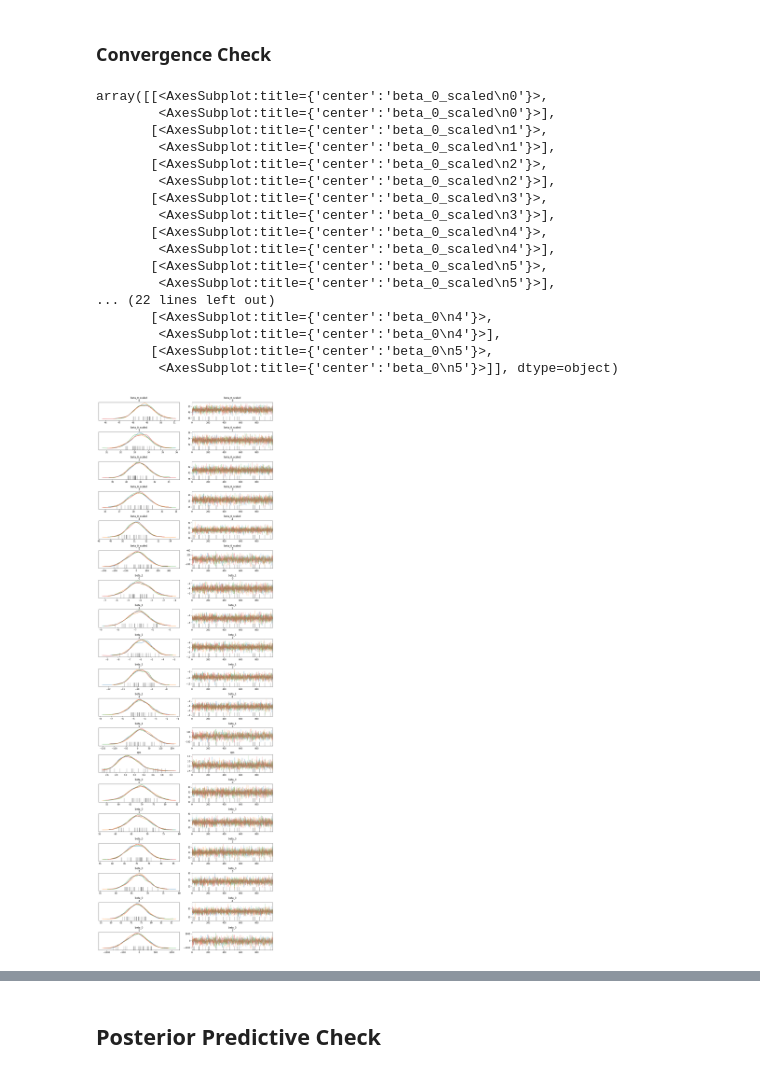
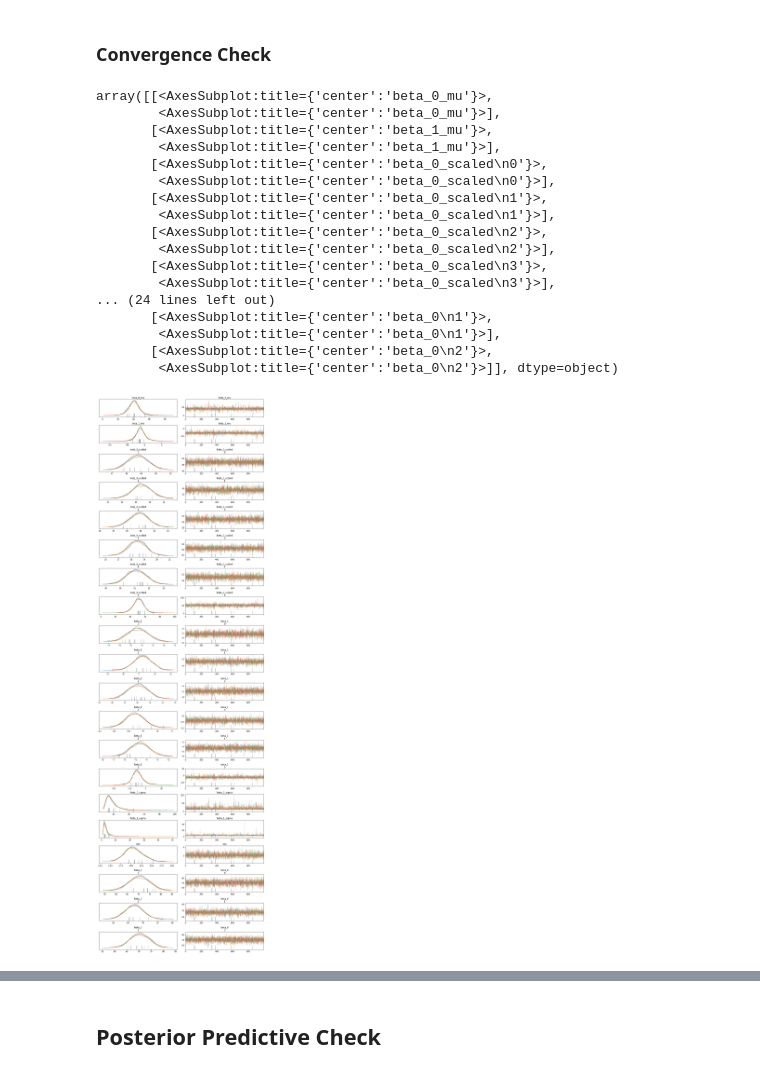
Before and after one commit to ThiesDS/bayes_workshop, a Jupyter notebook: 2_praxis/loesungen/praxisteil_II.ipynb, the cells around one changed output, grey strips where cells are left out. Saved outputs shown, nothing was run; the diff lists cells and outputs as text; code cells hidden in the pictures.

```diff
--- a/2_praxis/loesungen/praxisteil_II.ipynb
+++ b/2_praxis/loesungen/praxisteil_II.ipynb
@@ -112,25 +112,21 @@ Die Implementierung findet Schrittweise statt, um den Prozess zu verdeutlichen:
 # Centering for better convergence
 df['Price_centered'] = df['Price'] - df['Price'].mean()
 
-# Group variables
-group_idx = df['Store']
-num_groups = df['Store'].nunique()
-
 with pm.Model() as hierarchical_linear_model:
 
     # Priors for beta_0 prior (Hyperprior)
-    #beta_0_mu = pm.Normal('beta_0_mu', mu=0, sd = 100)
-    #beta_0_sigma = pm.HalfNormal('beta_0_sigma', sd = 100)
+    beta_0_mu = pm.Normal('beta_0_mu', mu=0, sd = 100)
+    beta_0_sigma = pm.HalfNormal('beta_0_sigma', sd = 100)
 
     # Priors for beta_1 prior (Hyperprior)
-    #beta_1_mu = pm.Normal('beta_1_mu', mu=0, sd = 100)
-    #beta_1_sigma = pm.HalfNormal('beta_1_sigma', sd = 100)
+    beta_1_mu = pm.Normal('beta_1_mu', mu=0, sd = 100)
+    beta_1_sigma = pm.HalfNormal('beta_1_sigma', sd = 100)
 
     # Hyperparameters
-    #beta_0_scaled = pm.Normal('beta_0_scaled', mu=beta_0_mu, sd=beta_0_sigma, shape=num_groups)
-    #beta_1 = pm.Normal('beta_1', mu=beta_1_mu, sd=beta_1_sigma, shape=num_groups)
-    beta_0_scaled = pm.Normal('beta_0_scaled', mu=0, sd=100, shape=num_groups)
-    beta_1 = pm.Normal('beta_1', mu=0, sd=100, shape=num_groups)
+    beta_0_scaled = pm.Normal('beta_0_scaled', mu=beta_0_mu, sd=beta_0_sigma, shape=num_groups)
+    beta_1 = pm.Normal('beta_1', mu=beta_1_mu, sd=beta_1_sigma, shape=num_groups)
+    #beta_0_scaled = pm.Normal('beta_0_scaled', mu=0, sd=100, shape=num_groups)
+    #beta_1 = pm.Normal('beta_1', mu=0, sd=100, shape=num_groups)
     eps = pm.HalfNormal('eps', 5)
 
     # Calculate mean of normal distribution (conditioning)
@@ -139,7 +135,7 @@ with pm.Model() as hierarchical_linear_model:
     # Conditional normal distribution
     sales_pred = pm.Normal('sales_pred',mu=mu,sd=eps,observed=df['Sales'])
 
-    #beta_0 = pm.Deterministic('beta_0', beta_0_scaled - beta_1 * df['Price'].mean())
+    beta_0 = pm.Deterministic('beta_0', beta_0_scaled - beta_1 * df['Price'].mean())
 # %%
 # Visualize the model
 pm.model_to_graphviz(hierarchical_linear_model)
@@ -152,7 +148,7 @@ pm.model_to_graphviz(hierarchical_linear_model)
 # %%
 with hierarchical_linear_model:
     # Trace
-    trace_hierarchical_linear_model = pm.sample(**kwargs_sampler)
+    trace_hlm = pm.sample(**kwargs_sampler)
 # %% [output]
 Auto-assigning NUTS sampler...
 Initializing NUTS using jitter+adapt_diag...
@@ -168,25 +162,25 @@ There were 9 divergences after tuning. Increase `target_accept` or reparameteriz
 ### Convergence Check
 # %%
 # Analyze the results
-az.plot_trace(trace_hierarchical_linear_model)
+az.plot_trace(trace_hlm)
 # %% [output]
-array([[<AxesSubplot:title={'center':'beta_0_scaled\n0'}>,
+array([[<AxesSubplot:title={'center':'beta_0_mu'}>,
+        <AxesSubplot:title={'center':'beta_0_mu'}>],
+       [<AxesSubplot:title={'center':'beta_1_mu'}>,
+        <AxesSubplot:title={'center':'beta_1_mu'}>],
+       [<AxesSubplot:title={'center':'beta_0_scaled\n0'}>,
         <AxesSubplot:title={'center':'beta_0_scaled\n0'}>],
        [<AxesSubplot:title={'center':'beta_0_scaled\n1'}>,
         <AxesSubplot:title={'center':'beta_0_scaled\n1'}>],
        [<AxesSubplot:title={'center':'beta_0_scaled\n2'}>,
         <AxesSubplot:title={'center':'beta_0_scaled\n2'}>],
        [<AxesSubplot:title={'center':'beta_0_scaled\n3'}>,
         <AxesSubplot:title={'center':'beta_0_scaled\n3'}>],
-       [<AxesSubplot:title={'center':'beta_0_scaled\n4'}>,
-        <AxesSubplot:title={'center':'beta_0_scaled\n4'}>],
-       [<AxesSubplot:title={'center':'beta_0_scaled\n5'}>,
-        <AxesSubplot:title={'center':'beta_0_scaled\n5'}>],
-... (22 lines left out)
-       [<AxesSubplot:title={'center':'beta_0\n4'}>,
-        <AxesSubplot:title={'center':'beta_0\n4'}>],
-       [<AxesSubplot:title={'center':'beta_0\n5'}>,
-        <AxesSubplot:title={'center':'beta_0\n5'}>]], dtype=object)
+... (24 lines left out)
+       [<AxesSubplot:title={'center':'beta_0\n1'}>,
+        <AxesSubplot:title={'center':'beta_0\n1'}>],
+       [<AxesSubplot:title={'center':'beta_0\n2'}>,
+        <AxesSubplot:title={'center':'beta_0\n2'}>]], dtype=object)
-[figure, old version]
+[figure, new version]
 # %%
 # Tabular summary
```
Also changed, not shown: parts of 10 cells of this notebook, 2 other files.
